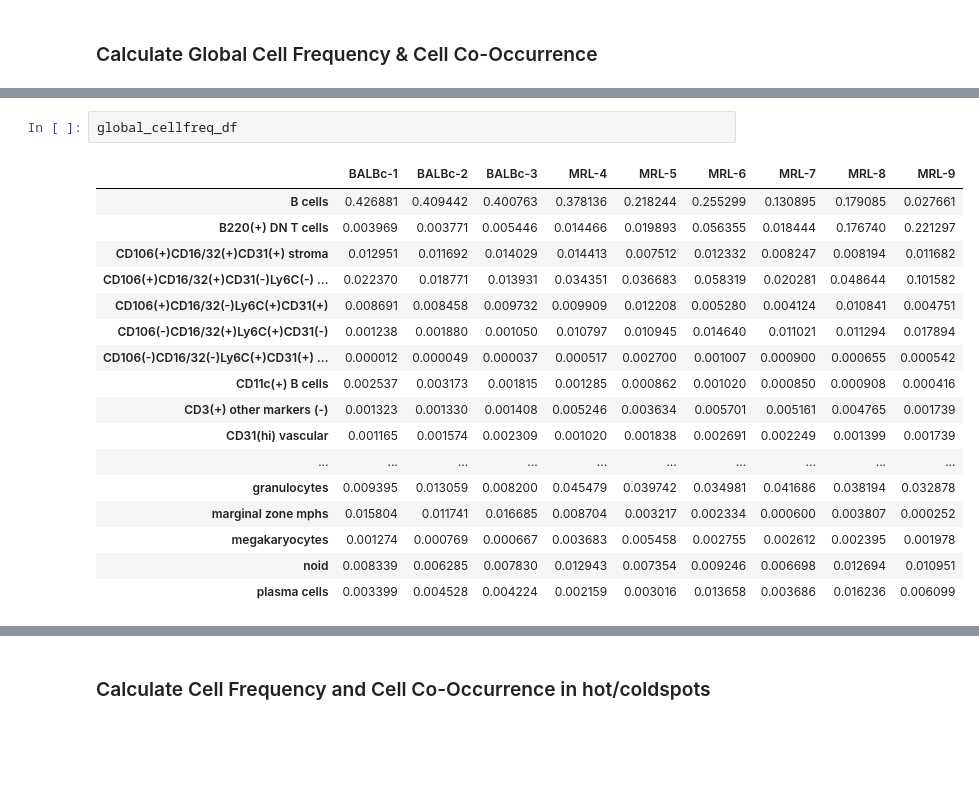
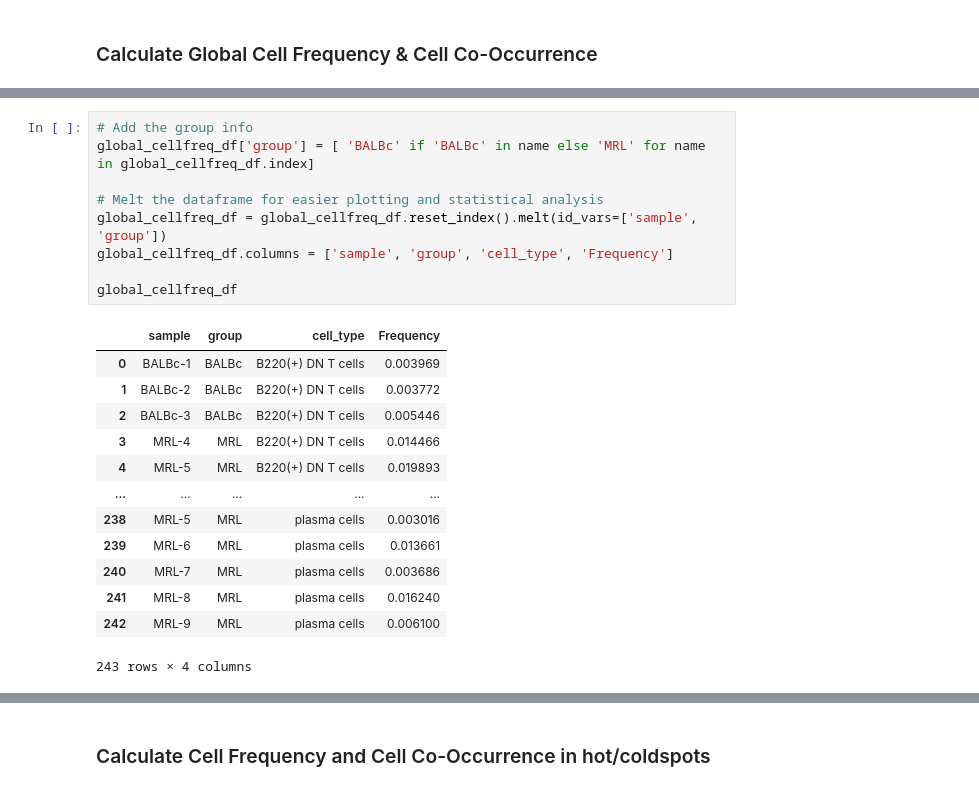
Before and after one commit to Feanor007/MESA, a Jupyter notebook: docs/notebooks/tutorials/MESA_Tutorials.ipynb, the cells around one changed output, grey strips where cells are left out. Cells and saved outputs as stored; diff of their text form; blank space fills up the shorter version.

Commit message:
update cell freq calculation and plots

```diff
--- a/docs/notebooks/tutorials/MESA_Tutorials.ipynb
+++ b/docs/notebooks/tutorials/MESA_Tutorials.ipynb
@@ -427,22 +339,25 @@ Processing region: MRL-9 at scale 64.0
 0.000 per cent patches are empty
 Considering whole tissue
 # %%
+# Add the group info
+global_cellfreq_df['group'] = [ 'BALBc' if 'BALBc' in name else 'MRL' for name in global_cellfreq_df.index]
+
+# Melt the dataframe for easier plotting and statistical analysis
+global_cellfreq_df = global_cellfreq_df.reset_index().melt(id_vars=['sample', 'group'])
+global_cellfreq_df.columns = ['sample', 'group', 'cell_type', 'Frequency']
+
 global_cellfreq_df
 # %% [output]
-|  | BALBc-1 | BALBc-2 | BALBc-3 | MRL-4 | MRL-5 | MRL-6 | MRL-7 | MRL-8 | MRL-9 |
-| B cells | 0.426881 | 0.409442 | 0.400763 | 0.378136 | 0.218244 | 0.255299 | 0.130895 | 0.179085 | 0.027661 |
-| B220(+) DN T cells | 0.003969 | 0.003771 | 0.005446 | 0.014466 | 0.019893 | 0.056355 | 0.018444 | 0.176740 | 0.221297 |
-| CD106(+)CD16/32(+)CD31(+) stroma | 0.012951 | 0.011692 | 0.014029 | 0.014413 | 0.007512 | 0.012332 | 0.008247 | 0.008194 | 0.011682 |
-| CD106(+)CD16/32(+)CD31(-)Ly6C(-) ... | 0.022370 | 0.018771 | 0.013931 | 0.034351 | 0.036683 | 0.058319 | 0.020281 | 0.048644 | 0.101582 |
-| CD106(+)CD16/32(-)Ly6C(+)CD31(+) | 0.008691 | 0.008458 | 0.009732 | 0.009909 | 0.012208 | 0.005280 | 0.004124 | 0.010841 | 0.004751 |
-| CD106(-)CD16/32(+)Ly6C(+)CD31(-) | 0.001238 | 0.001880 | 0.001050 | 0.010797 | 0.010945 | 0.014640 | 0.011021 | 0.011294 | 0.017894 |
-| CD106(-)CD16/32(-)Ly6C(+)CD31(+) ... | 0.000012 | 0.000049 | 0.000037 | 0.000517 | 0.002700 | 0.001007 | 0.000900 | 0.000655 | 0.000542 |
-| CD11c(+) B cells | 0.002537 | 0.003173 | 0.001815 | 0.001285 | 0.000862 | 0.001020 | 0.000850 | 0.000908 | 0.000416 |
-| CD3(+) other markers (-) | 0.001323 | 0.001330 | 0.001408 | 0.005246 | 0.003634 | 0.005701 | 0.005161 | 0.004765 | 0.001739 |
-| CD31(hi) vascular | 0.001165 | 0.001574 | 0.002309 | 0.001020 | 0.001838 | 0.002691 | 0.002249 | 0.001399 | 0.001739 |
-| ... | ... | ... | ... | ... | ... | ... | ... | ... | ... |
-| granulocytes | 0.009395 | 0.013059 | 0.008200 | 0.045479 | 0.039742 | 0.034981 | 0.041686 | 0.038194 | 0.032878 |
-| marginal zone mphs | 0.015804 | 0.011741 | 0.016685 | 0.008704 | 0.003217 | 0.002334 | 0.000600 | 0.003807 | 0.000252 |
-| megakaryocytes | 0.001274 | 0.000769 | 0.000667 | 0.003683 | 0.005458 | 0.002755 | 0.002612 | 0.002395 | 0.001978 |
-| noid | 0.008339 | 0.006285 | 0.007830 | 0.012943 | 0.007354 | 0.009246 | 0.006698 | 0.012694 | 0.010951 |
-| plasma cells | 0.003399 | 0.004528 | 0.004224 | 0.002159 | 0.003016 | 0.013658 | 0.003686 | 0.016236 | 0.006099 |
+|  | sample | group | cell_type | Frequency |
+| 0 | BALBc-1 | BALBc | B220(+) DN T cells | 0.003969 |
+| 1 | BALBc-2 | BALBc | B220(+) DN T cells | 0.003772 |
+| 2 | BALBc-3 | BALBc | B220(+) DN T cells | 0.005446 |
+| 3 | MRL-4 | MRL | B220(+) DN T cells | 0.014466 |
+| 4 | MRL-5 | MRL | B220(+) DN T cells | 0.019893 |
+| ... | ... | ... | ... | ... |
+| 238 | MRL-5 | MRL | plasma cells | 0.003016 |
+| 239 | MRL-6 | MRL | plasma cells | 0.013661 |
+| 240 | MRL-7 | MRL | plasma cells | 0.003686 |
+| 241 | MRL-8 | MRL | plasma cells | 0.016240 |
+| 242 | MRL-9 | MRL | plasma cells | 0.006100 |
+243 rows × 4 columns
```
Also changed, not shown: parts of 8 cells of this notebook, 1 other file.
